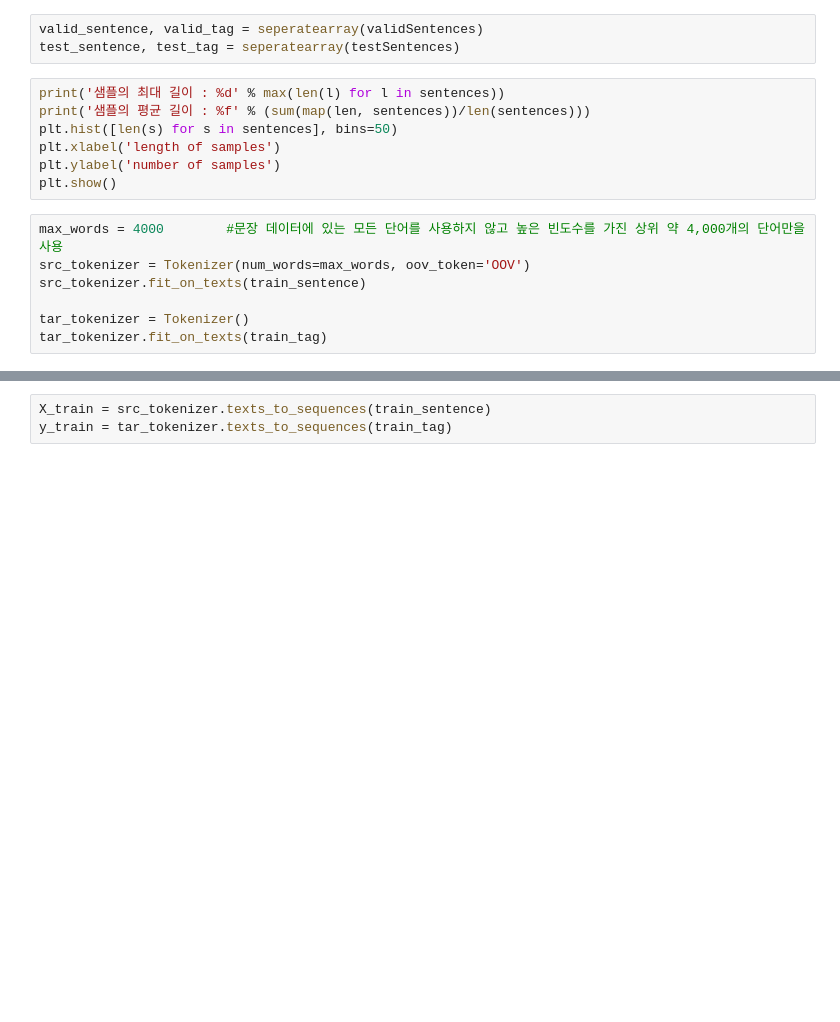
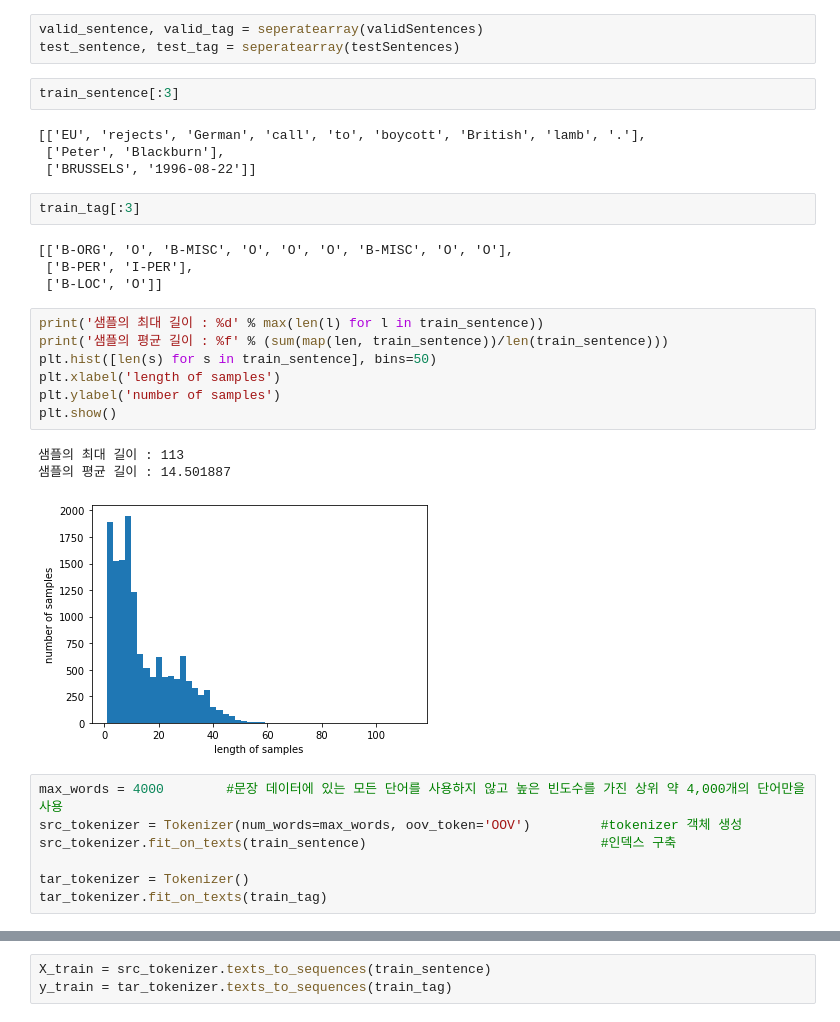
Before and after one commit to 201411094/tensorflowStudy, a Jupyter notebook: NERtensorflow2/bilstmtest.ipynb, the cells around one changed output, grey strips where cells are left out. Saved outputs shown, nothing was run; the diff lists cells and outputs as text; blank space fills up the shorter version.

```diff
--- a/NERtensorflow2/bilstmtest.ipynb
+++ b/NERtensorflow2/bilstmtest.ipynb
@@ -56,17 +58,33 @@ train_sentence, train_tag = seperatearray(trainSentences)
 # %%
 valid_sentence, valid_tag = seperatearray(validSentences)
 test_sentence, test_tag = seperatearray(testSentences)
+# %%
+train_sentence[:3]
+# %% [output]
+[['EU', 'rejects', 'German', 'call', 'to', 'boycott', 'British', 'lamb', '.'],
+ ['Peter', 'Blackburn'],
+ ['BRUSSELS', '1996-08-22']]
+# %%
+train_tag[:3]
+# %% [output]
+[['B-ORG', 'O', 'B-MISC', 'O', 'O', 'O', 'B-MISC', 'O', 'O'],
+ ['B-PER', 'I-PER'],
+ ['B-LOC', 'O']]
 # %%
-print('샘플의 최대 길이 : %d' % max(len(l) for l in sentences))
-print('샘플의 평균 길이 : %f' % (sum(map(len, sentences))/len(sentences)))
-plt.hist([len(s) for s in sentences], bins=50)
+print('샘플의 최대 길이 : %d' % max(len(l) for l in train_sentence))
+print('샘플의 평균 길이 : %f' % (sum(map(len, train_sentence))/len(train_sentence)))
+plt.hist([len(s) for s in train_sentence], bins=50)
 plt.xlabel('length of samples')
 plt.ylabel('number of samples')
 plt.show()
+# %% [output]
+샘플의 최대 길이 : 113
+샘플의 평균 길이 : 14.501887
+[figure, added]
 # %%
 max_words = 4000        #문장 데이터에 있는 모든 단어를 사용하지 않고 높은 빈도수를 가진 상위 약 4,000개의 단어만을 사용
-src_tokenizer = Tokenizer(num_words=max_words, oov_token='OOV')
-src_tokenizer.fit_on_texts(train_sentence)
+src_tokenizer = Tokenizer(num_words=max_words, oov_token='OOV')         #tokenizer 객체 생성
+src_tokenizer.fit_on_texts(train_sentence)                              #인덱스 구축
 
 tar_tokenizer = Tokenizer()
 tar_tokenizer.fit_on_texts(train_tag)
```
Also changed, not shown: parts of 41 cells of this notebook, 1 other file.
